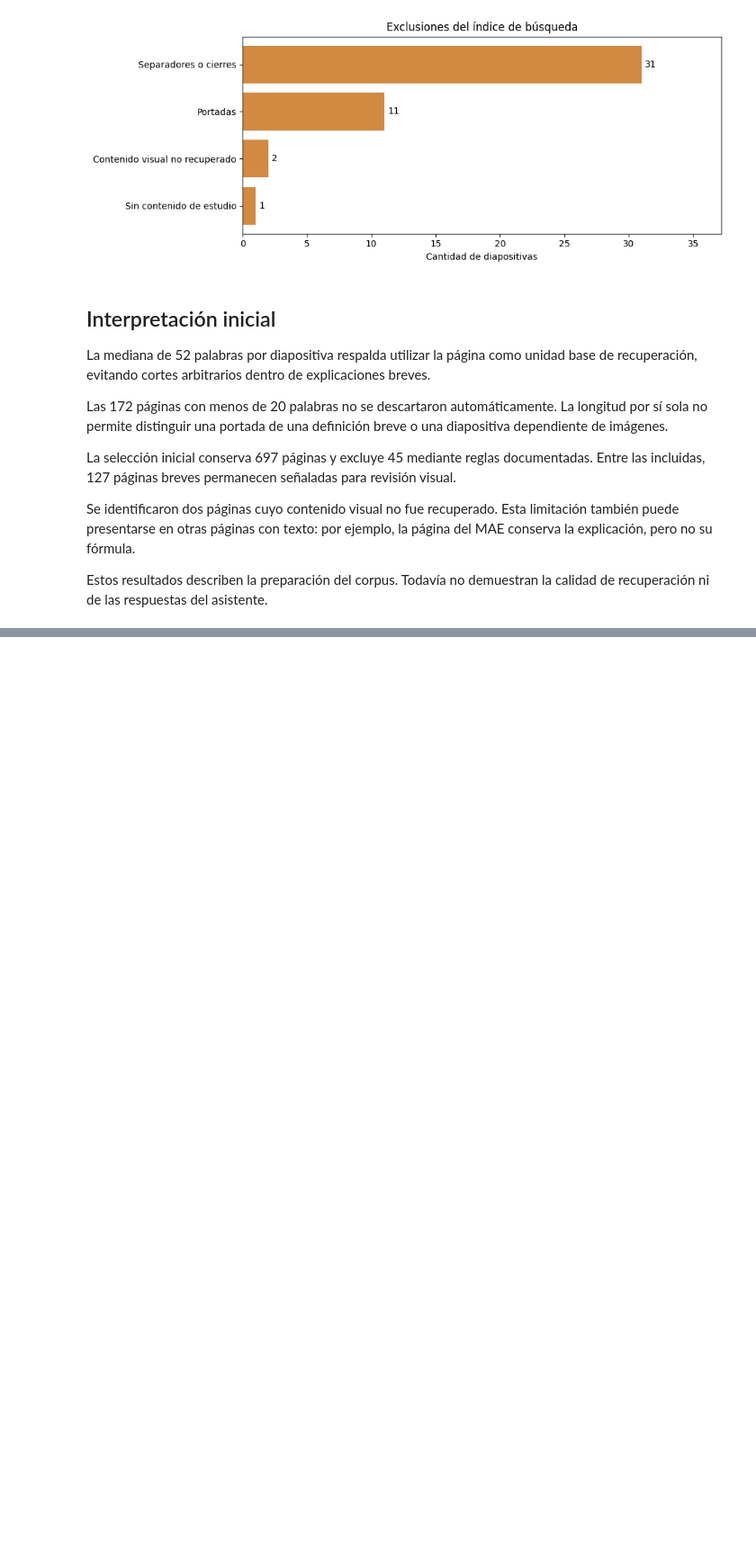
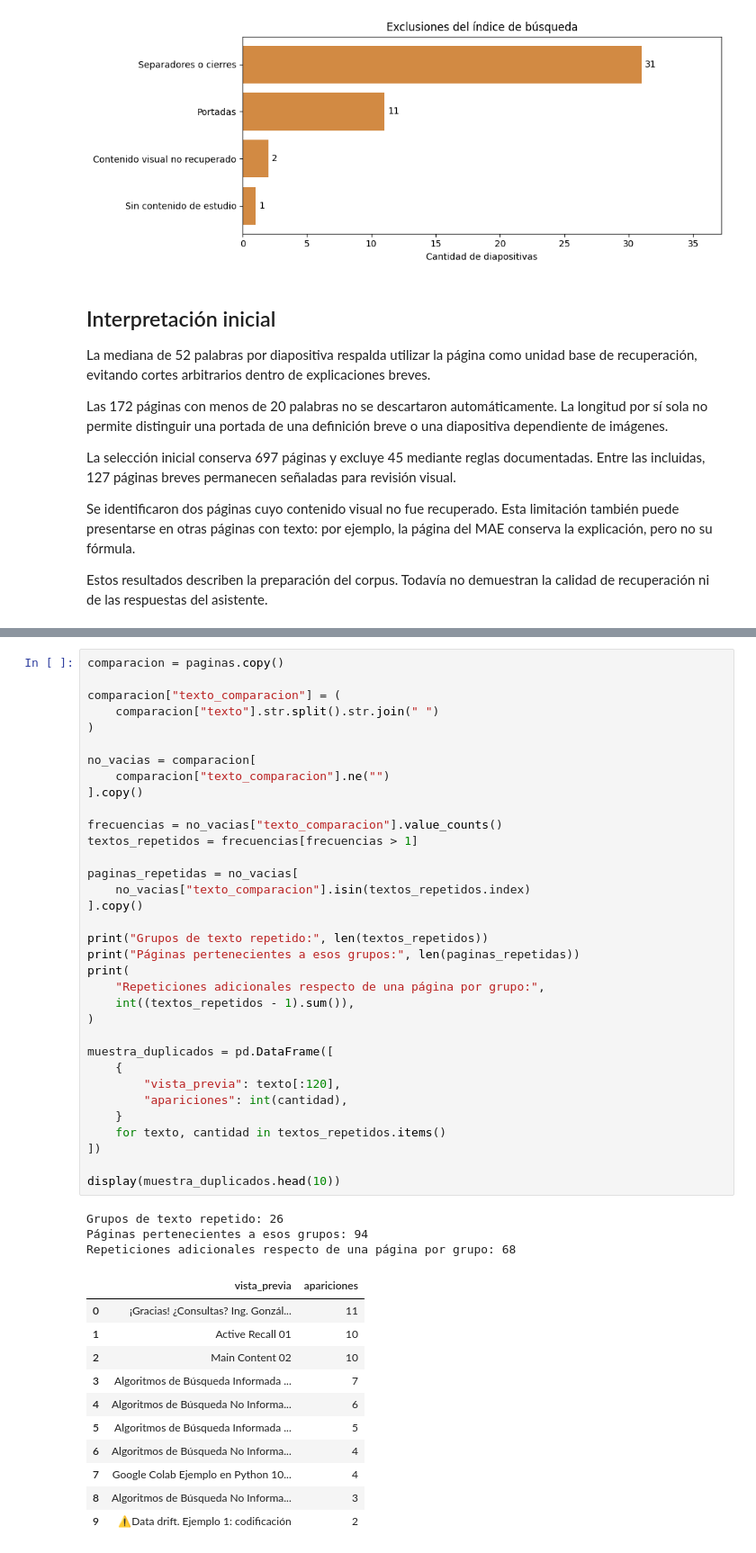
Before and after one commit to JoaBB13/asistente-estudio-ia, a Jupyter notebook: notebooks/01_analisis_corpus.ipynb, the cells around one changed output, grey strips where cells are left out. Shown at 90% size. Cells and saved outputs as stored; diff of their text form; blank space fills up the shorter version.

```diff
--- a/notebooks/01_analisis_corpus.ipynb
+++ b/notebooks/01_analisis_corpus.ipynb
@@ -303,0 +320,49 @@ demuestran la calidad de recuperación ni de las respuestas del asistente.
+# %%
+comparacion = paginas.copy()
+
+comparacion["texto_comparacion"] = (
+    comparacion["texto"].str.split().str.join(" ")
+)
+
+no_vacias = comparacion[
+    comparacion["texto_comparacion"].ne("")
+].copy()
+
+frecuencias = no_vacias["texto_comparacion"].value_counts()
+textos_repetidos = frecuencias[frecuencias > 1]
+
+paginas_repetidas = no_vacias[
+    no_vacias["texto_comparacion"].isin(textos_repetidos.index)
+].copy()
+
+print("Grupos de texto repetido:", len(textos_repetidos))
+print("Páginas pertenecientes a esos grupos:", len(paginas_repetidas))
+print(
+    "Repeticiones adicionales respecto de una página por grupo:",
+    int((textos_repetidos - 1).sum()),
+)
+
+muestra_duplicados = pd.DataFrame([
+    {
+        "vista_previa": texto[:120],
+        "apariciones": int(cantidad),
+    }
+    for texto, cantidad in textos_repetidos.items()
+])
+
+display(muestra_duplicados.head(10))
+# %% [output]
+Grupos de texto repetido: 26
+Páginas pertenecientes a esos grupos: 94
+Repeticiones adicionales respecto de una página por grupo: 68
+|  | vista_previa | apariciones |
+| 0 | ¡Gracias! ¿Consultas? Ing. Gonzál... | 11 |
+| 1 | Active Recall 01 | 10 |
+| 2 | Main Content 02 | 10 |
+| 3 | Algoritmos de Búsqueda Informada ... | 7 |
+| 4 | Algoritmos de Búsqueda No Informa... | 6 |
+| 5 | Algoritmos de Búsqueda Informada ... | 5 |
+| 6 | Algoritmos de Búsqueda No Informa... | 4 |
+| 7 | Google Colab Ejemplo en Python 10... | 4 |
+| 8 | Algoritmos de Búsqueda No Informa... | 3 |
+| 9 | ⚠Data drift. Ejemplo 1: codificación | 2 |
```
Also changed, not shown: parts of 6 cells of this notebook.
